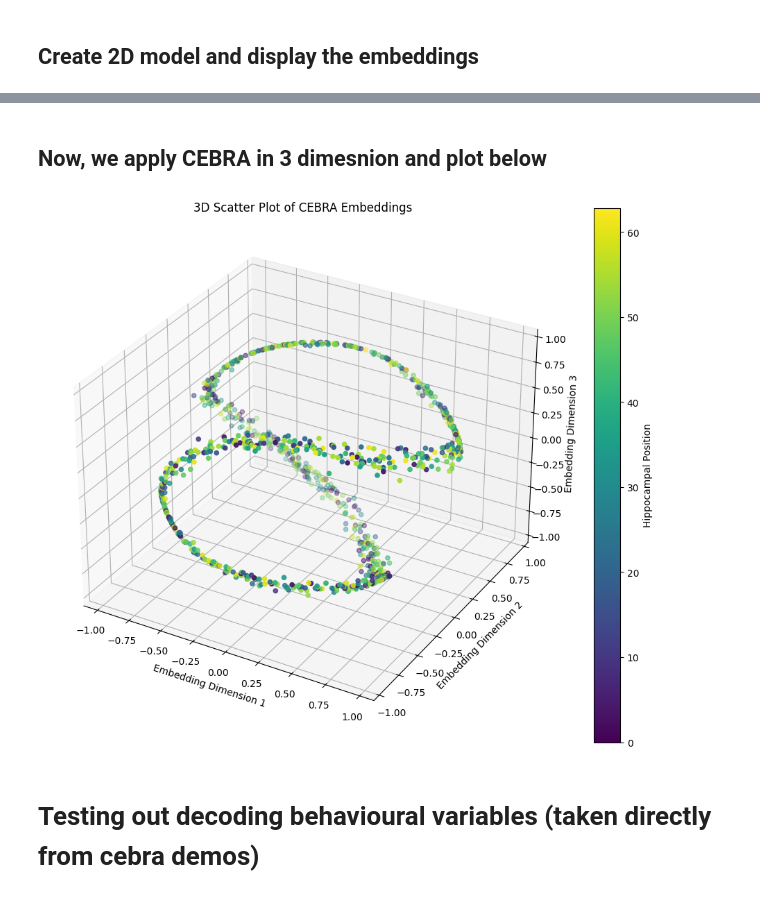
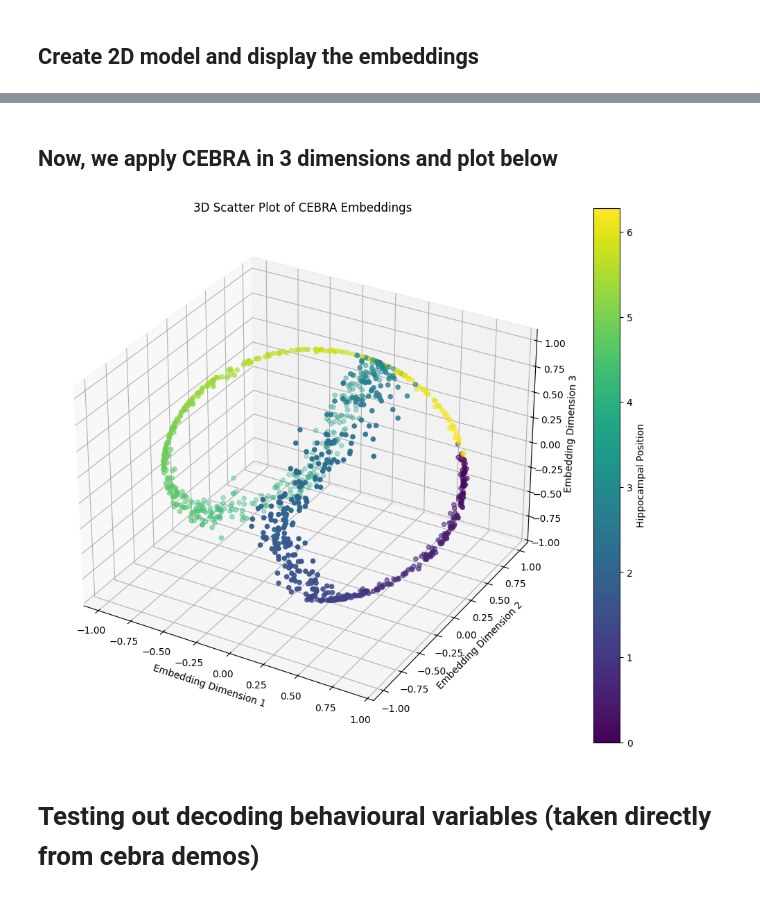
Before and after one commit to devshidfar/cebra_control_recal, a Jupyter notebook: synthetic_data/cebra_synthetic_data_circular_gain.ipynb, the cells around one changed output, grey strips where cells are left out. Drawn from its saved outputs; the diff is of its cells as text; code cells hidden in the pictures.

```diff
--- a/synthetic_data/cebra_synthetic_data_circular_gain.ipynb
+++ b/synthetic_data/cebra_synthetic_data_circular_gain.ipynb
@@ -20,6 +20,11 @@ n_laps = 10
 n_positions_per_lap = 100
 track_length = 2 * np.pi  # Full circle in radians
 total_positions = n_laps * n_positions_per_lap
+noise_level = 0.2
+
+#gain params
+base_gain = 1.0
+gain_change_rate = 0.25
 
 # Create position array
 positions = np.linspace(0, n_laps * track_length, total_positions)
@@ -27,12 +32,13 @@ positions = np.linspace(0, n_laps * track_length, total_positions)
 
 # Create time array (assuming constant speed, should change later since not entirely realistic)
 time = np.arange(total_positions)
-#print(time)
+print(f"time: {time[:10]}")
+print(f"positions: {total_positions}")
 
 # Function to create place fields
 def create_place_fields(n_neurons, track_length):
     centers = np.random.uniform(0, track_length, n_neurons)
-    widths = np.random.uniform(0.2, 0.5, n_neurons)
+    widths = np.random.uniform(0.5, 0.1, n_neurons)
     return centers, widths
 
 # Function to calculate neural activity
@@ -46,14 +52,13 @@ centers, widths = create_place_fields(n_neurons, track_length)
 # Initialize neural data array
 neural_data = np.zeros((total_positions, n_neurons))
 
-# Simulate changing gain over time
-base_gain = 1.0
-gain_change_rate = 0.5
-gain = base_gain + gain_change_rate * np.sin(2 * np.pi * time / total_positions)
+# Simulate changing gain over time (just gradual linear increase since that's the best model related to the JHU dome data)
+gain = base_gain + gain_change_rate * 2 * np.pi * time / total_positions
+print(f"gain: {gain[:10]}")
 
 hippocampal_position = np.zeros(len(positions))
 for i in range (1,len(positions)):
-    delta_pos = positions[i] - positions[i-1]
+    delta_pos = positions[i] - positions[i-1] #it's the same delta pos regardless but this is a robustness line in case I decide to change the setup
     hippocampal_position[i] = hippocampal_position[i-1] + delta_pos*gain[i]
 
 # for i in range(1,len(hippocampal_position)):
@@ -64,7 +69,6 @@ for i, pos in enumerate(hippocampal_position):
     neural_data[i] = calculate_activity(pos % track_length, centers, widths)
 
 # Add noise
-noise_level = 0.1
 neural_data += np.random.normal(0, noise_level, neural_data.shape)
 neural_data = np.maximum(neural_data, 0)  # Ensure non-negative firing rates
 
@@ -158,32 +149,32 @@ Max values: [1.         0.99999779]
 # %% [markdown]
-## Now, we apply CEBRA in 3 dimesnion and plot below
+## Now, we apply CEBRA in 3 dimensions and plot below
 # %%
 # Create and fit the CEBRA model
 model_3d = cebra.CEBRA(output_dimension=3, batch_size=512, learning_rate=3e-4, max_iterations=1000)
 model_3d.fit(neural_data)
 
 # Transform the data to get the embeddings_2d
 embeddings_3d = model_3d.transform(neural_data)
 
 fig = plt.figure(figsize=(12, 10))
 ax = fig.add_subplot(111, projection='3d')
 
 scatter = ax.scatter(embeddings_3d[:, 0],
                      embeddings_3d[:, 1],
                      embeddings_3d[:, 2],
-                     c=hippocampal_position,
+                     c=hippocampal_position % (2*np.pi),
                      cmap='viridis')
 
 ax.set_xlabel('Embedding Dimension 1')
 ax.set_ylabel('Embedding Dimension 2')
 ax.set_zlabel('Embedding Dimension 3')
 ax.set_title('3D Scatter Plot of CEBRA Embeddings')
 
 cbar = fig.colorbar(scatter, ax=ax, label='Hippocampal Position')
 
 plt.show()
 # %% [output]
-[figure, old version]
+[figure, new version]
 # %% [markdown]
 # Testing out decoding behavioural variables (taken directly from cebra demos)
 # %%
```
Also changed, not shown: parts of 2 cells of this notebook, 35 other files.
